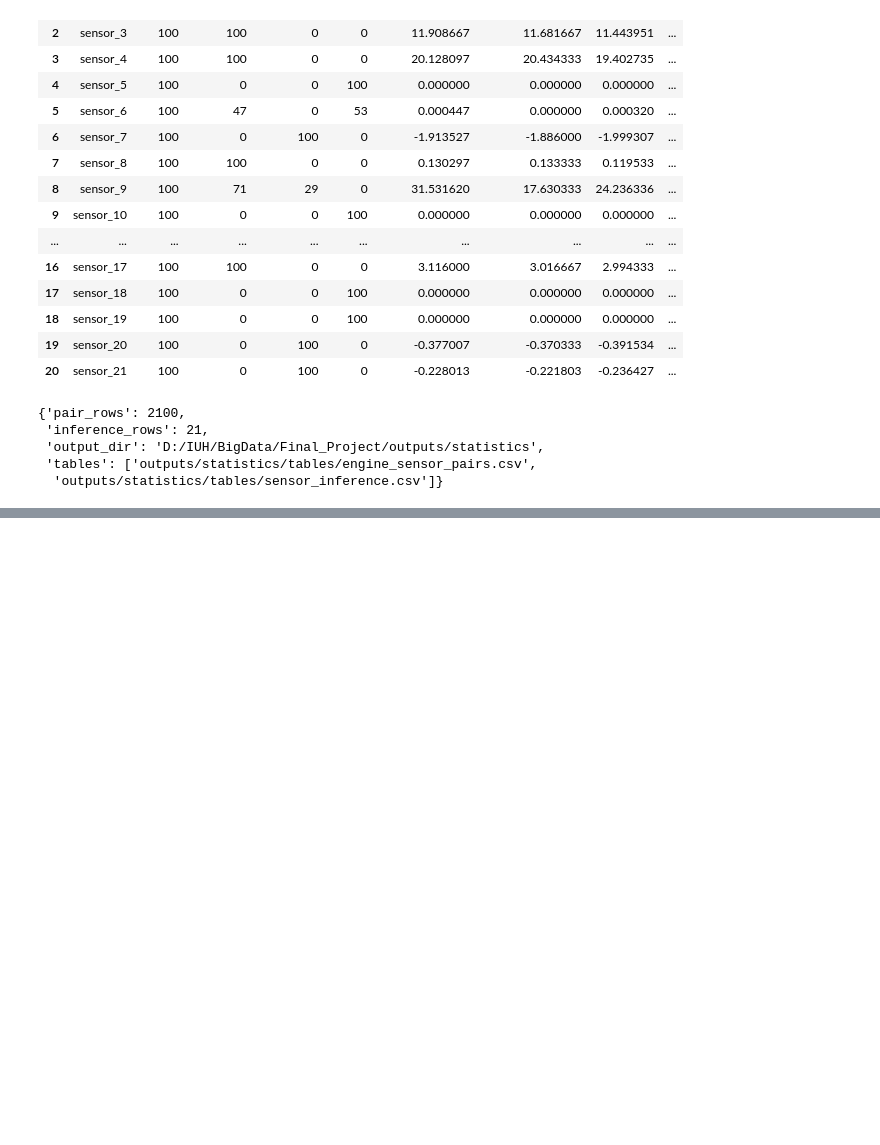
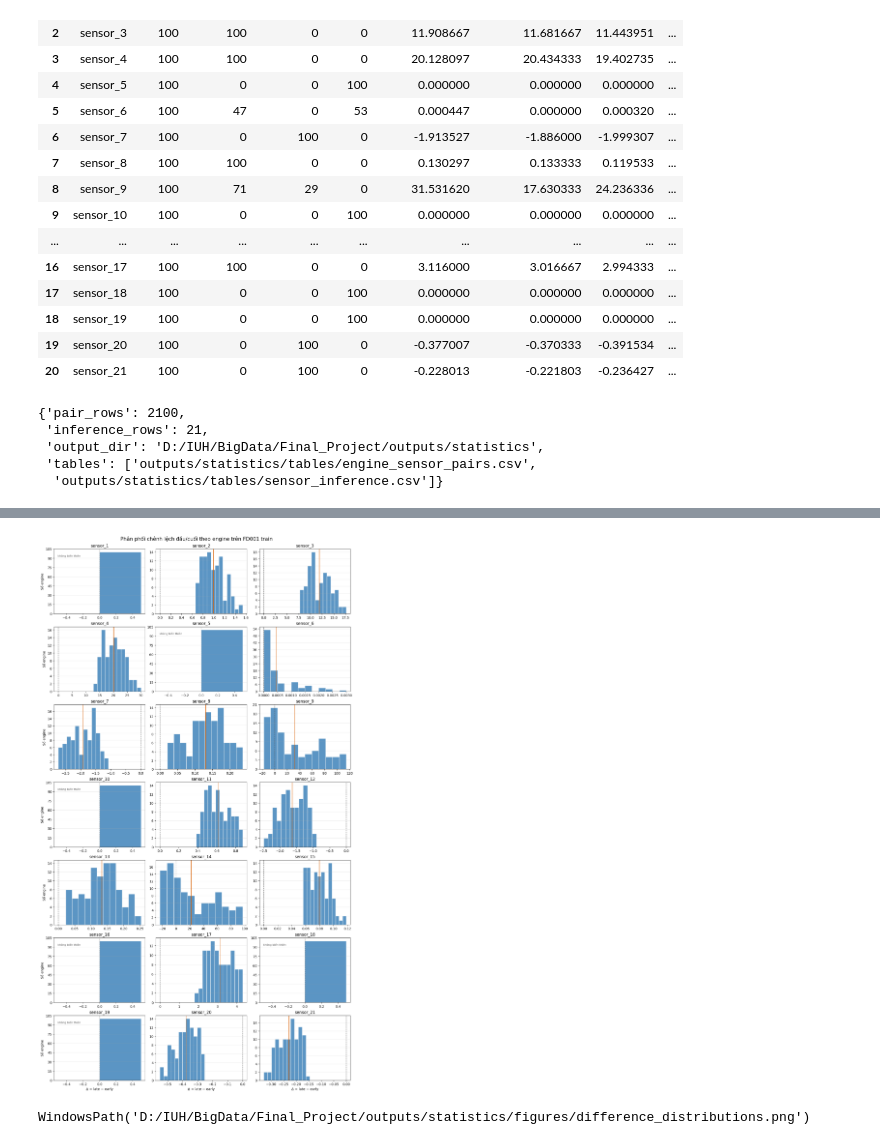
Before and after one commit to ti014/tinasa-cmapss-rul-prediction, a Jupyter notebook: notebooks/02_fd001_inference.ipynb, the cells around one changed output, grey strips where cells are left out. Saved outputs shown, nothing was run; the diff lists cells and outputs as text; code cells hidden in the pictures; blank space fills up the shorter version.

Commit message:
feat(statistics): add M2.3b inference figures

```diff
--- a/notebooks/02_fd001_inference.ipynb
+++ b/notebooks/02_fd001_inference.ipynb
@@ -113,0 +119,77 @@ result.inference.loc[:, display_columns]
+# %%
+import numpy as np
+import matplotlib.pyplot as plt
+from matplotlib.ticker import MaxNLocator
+
+pairs_for_plot = result.pairs.copy()
+inference_for_plot = result.inference.copy()
+figure_dir = PROJECT_ROOT / 'outputs' / 'statistics' / 'figures'
+figure_dir.mkdir(parents=True, exist_ok=True)
+
+sensor_order = inference_for_plot['sensor'].tolist()
+# %%
+# Phân phối difference theo engine, với một panel cho mỗi sensor.
+fig, axes = plt.subplots(
+    nrows=7,
+    ncols=3,
+    figsize=(13, 23),
+    constrained_layout=True,
+)
+axes = axes.ravel()
+
+for index, sensor in enumerate(sensor_order):
+    ax = axes[index]
+    values = pairs_for_plot.loc[
+        pairs_for_plot['sensor'].eq(sensor), 'difference'
+    ].astype(float).to_numpy()
+    row = inference_for_plot.loc[
+        inference_for_plot['sensor'].eq(sensor)
+    ].iloc[0]
+    value_range = float(values.max() - values.min())
+
+    if value_range == 0:
+        half_width = max(abs(float(values[0])) * 0.05, 0.5)
+        bins = np.linspace(float(values[0]) - half_width, float(values[0]) + half_width, 3)
+    else:
+        bins = np.linspace(float(values.min()), float(values.max()), 13)
+
+    ax.hist(values, bins=bins, color='#377eb8', alpha=0.82, edgecolor='white')
+    ax.axvline(0, color='#555555', linewidth=1.0, linestyle='--')
+    if value_range == 0:
+        ax.text(
+            0.04,
+            0.88,
+            'không biến thiên',
+            transform=ax.transAxes,
+            fontsize=8,
+            color='#555555',
+        )
+    else:
+        ax.axvline(
+            float(row['mean_difference']),
+            color='#d95f02',
+            linewidth=1.4,
+            label='mean',
+        )
+
+    ax.set_title(sensor)
+    ax.grid(axis='y', alpha=0.25)
+    ax.yaxis.set_major_locator(MaxNLocator(integer=True))
+    if index // 3 == 6:
+        ax.set_xlabel('Δ = late − early')
+    if index % 3 == 0:
+        ax.set_ylabel('Số engine')
+
+fig.suptitle(
+    'Phân phối chênh lệch đầu/cuối theo engine trên FD001 train',
+    fontsize=15,
+)
+distribution_path = figure_dir / 'difference_distributions.png'
+fig.savefig(distribution_path, dpi=180, facecolor='white')
+plt.show()
+plt.close(fig)
+
+distribution_path
+# %% [output]
+[figure, added]
+WindowsPath('D:/IUH/BigData/Final_Project/outputs/statistics/figures/difference_distributions.png')
```
Also changed, not shown: parts of 7 cells of this notebook, 15 other files.
